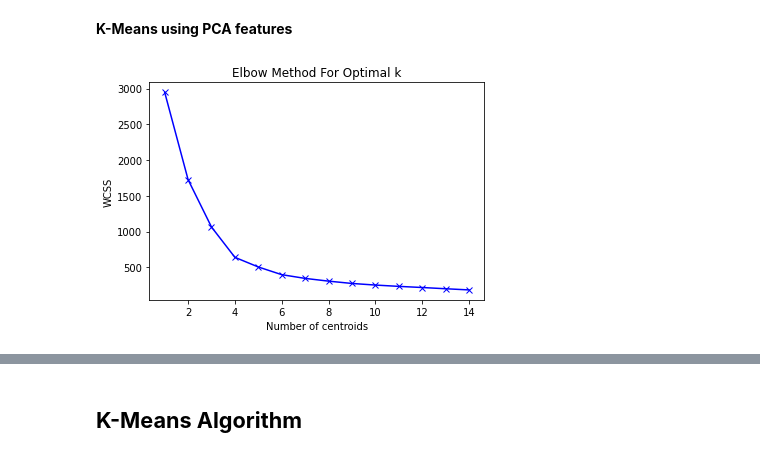
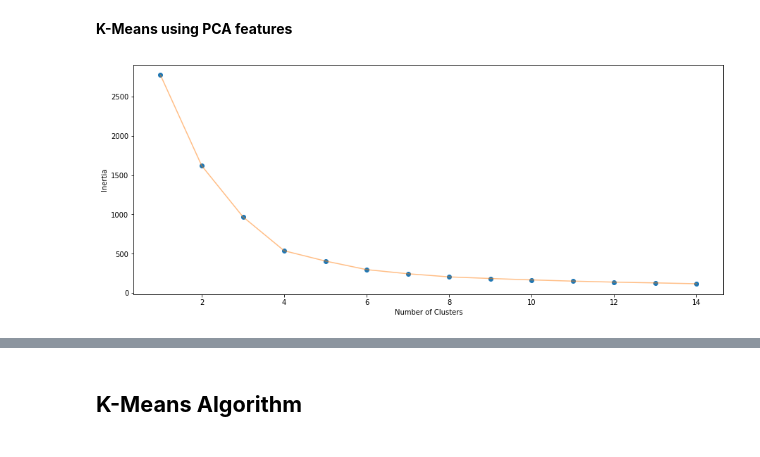
Before and after one commit to adityapanwar94/Data-Analysis-and-Process-Automation-DaPrA-, a Jupyter notebook: Dataset_preprocessing,_analysis,_correlation_matrix(User_data_only,_no_computer_specs).ipynb, the cells around one changed output, grey strips where cells are left out. Drawn from its saved outputs; the diff is of its cells as text; code cells hidden in the pictures.

```diff
--- a/Dataset_preprocessing,_analysis,_correlation_matrix(User_data_only,_no_computer_specs).ipynb
+++ b/Dataset_preprocessing,_analysis,_correlation_matrix(User_data_only,_no_computer_specs).ipynb
@@ -271,7 +289,7 @@ fig.show()
 **Observation:**
 As we can observe only 13 teams have no preference at all. So, we can effectively drop the no preference column that is preference_7.0
 # %%
-Grouped_data = Grouped_data.drop(['preference1_7.0', 'preference2_7.0', 'preference3_7.0', 'preference4_7.0', 'preference5_7.0'], axis=1)
+Grouped_data = Grouped_data.drop(['preference1_7.0', 'preference2_7.0', 'preference3_7.0', 'preference4_7.0', 'preference5_7.0','preference6_7.0'], axis=1)
 # %%
 Grouped_data.info()
 # %% [output]
@@ -457,3 +537,7 @@ principalDf = pd.DataFrame(data = principalComponents)
+# %%
+pca = PCA(n_components=2)
+principalComponents = pca.fit_transform(data_scaled.drop(['ssc_board_0.0', 'ssc_board_1.0', 'ssc_board_2.0', 'ssc_board_3.0', 'ssc_board_4.0', 'hsc_board_0.0', 'hsc_board_1.0', 'hsc_board_2.0', 'hsc_board_3.0', 'hsc_board_4.0','workstation_1.0','workstation_2.0' ], axis=1))
+principalDf = pd.DataFrame(data = principalComponents, columns=['component1', 'component2'])
 # %%
 principalDf.head()
 # %% [output]
@@ -486,16 +570,16 @@ Projecting 128-dimensional data to 2D
 # %%
 wcss = []
 K = range(1,15)
 for k in K:
     km = KMeans(n_clusters=k)
     km = km.fit(principalDf)
     wcss.append(km.inertia_)
 
-plt.plot(K, wcss, 'bx-')
-plt.xlabel('Number of centroids')
-plt.ylabel('WCSS')
-plt.title('Elbow Method For Optimal k')
+plt.figure(1 , figsize = (15 ,6))
+plt.plot(np.arange(1 , 15) , wcss , 'o')
+plt.plot(np.arange(1 , 15) , wcss , '-' , alpha = 0.5)
+plt.xlabel('Number of Clusters') , plt.ylabel('Inertia')
 plt.show()
 # %% [output]
-[figure, old version]
+[figure, new version]
 # %%
```
Also changed, not shown: parts of 25 cells of this notebook.
